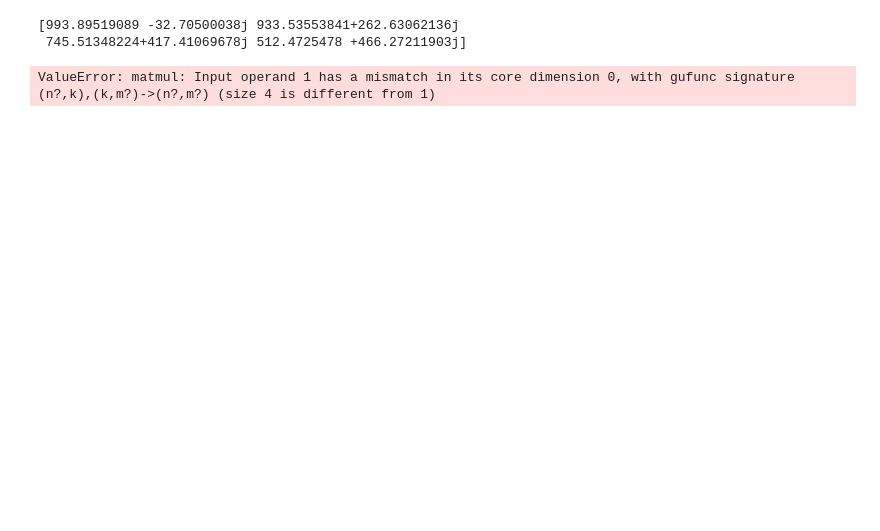
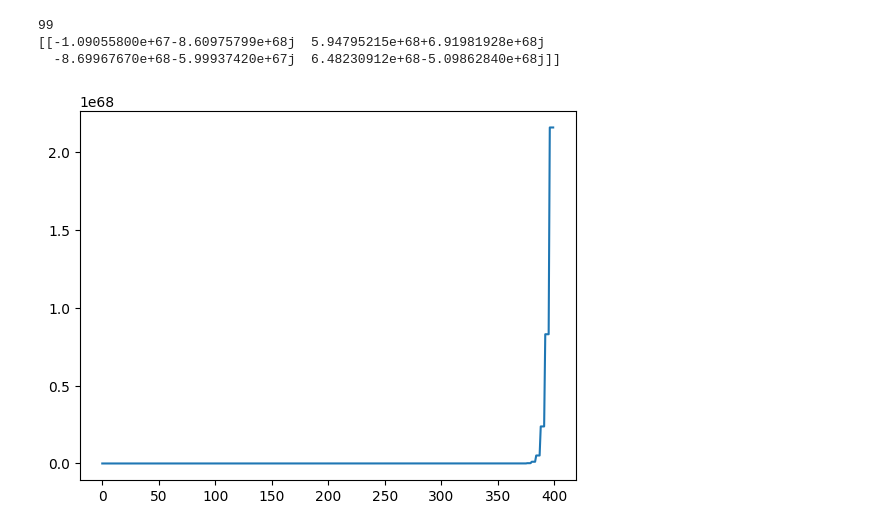
Before and after one commit to ilnur852/pyDSPplayground, a Jupyter notebook: array processing/lse_rls_beamformer.ipynb, the cells around one changed output. Saved outputs shown, nothing was run; the diff lists cells and outputs as text; code cells hidden in the pictures; blank space fills up the shorter version.

```diff
--- a/array processing/lse_rls_beamformer.ipynb
+++ b/array processing/lse_rls_beamformer.ipynb
@@ -4,6 +6,6 @@ import matplotlib.pyplot as plt
 # %%
 sample_rate = 1e6
-N = 500 # number of observations
+N = 100 # number of observations
 d= 0.5 # Half Wavelengh
 Nr = 4 # Number of sensors
 t = np.arange(N)/sample_rate # time vector
@@ -22,8 +24,9 @@ X1 = create_signal(theta_deg,  1, 0.05e6 )
 # %%
+theta_deg = 50 # direction of arrival
+
+X1 = create_signal(theta_deg,  1, 0.05e6 )
 n = np.random.randn(Nr, N) + 1j*np.random.randn(Nr, N)
 X = X1 + 0.05*n  # X and n are both NrxN
 Xsum = np.sum(X, 0)/Nr
 print(Xsum.shape) # 3x10000.  X is now going to be a 2D array, 1D is time and 1D is the spatial dimension
-plt.plot(10*np.log10(np.abs(np.fft.fft(Xsum, 8192))**2))
-plt.show()
 # %% [output]
@@ -32,22 +58,36 @@ plt.show()
 # %%
-def LSE_RLS(mu, X, D):
+def LSE_RLS(mu, sigma_o_square, X, D):
     mu_inv = 1/mu
-    P = (1/0.002)*np.eye(Nr) #P(0)
+    P = (1/sigma_o_square)*np.eye(Nr) #P(0)
     wq = np.ones(Nr) # w(0)
     w_lse = wq
     pk = P[0]
-    for k in range(X):
-        gk = (mu_inv*pk*X[k]) / (1 + mu_inv*X[k].conj()*pk*X[k])
-        pk = mu_inv*P[k-1] - mu_inv*gk*X[k].conj().P[k-1]
-        ek = D[k] - w_lse.conj()*X[k]
-        w_lse = w_lse + gk*ek.conj()
+    ekv =[]
+    XX = X.T
+    for k in range(len(X[2])):
+        Xk = XX[k]
+        gk = (mu_inv * pk @ Xk) / (1 + mu_inv * Xk.conj().T @ pk * Xk)
+        pk = mu_inv * pk - mu_inv * gk @ Xk.conj().T * pk
+        ek = D - w_lse.conj() @ Xk
+        w_lse = w_lse + gk * ek.conj()
+        ekv = np.append(ekv, ek)
+    ##end for##
+    print(k)
+    return w_lse, ekv
-# %%
-P = (1/0.002)*np.eye(Nr) #P(0)
-mu_inv = 1/.999
-gk0 =  mu_inv*(P[0] @ X.T[0]) / 1+mu_inv*(X.conj().T[0].reshape(-1,1) @ P[0].reshape(1,-1) @ X.T[0])
-print(gk0)
-print(gk0 @ X.conj().T[0].reshape(-1,1) @ P[0])
-# %% [output]
-[993.89519089 -32.70500038j 933.53553841+262.63062136j
- 745.51348224+417.41069678j 512.4725478 +466.27211903j]
-ValueError: matmul: Input operand 1 has a mismatch in its core dimension 0, with gufunc signature (n?,k),(k,m?)->(n?,m?) (size 4 is different from 1)
+# %%
+d = 0.05*np.ones(Nr)
+mu = 0.995
+sigma_o_sqr = 0.001
+
+w_lse, ev = LSE_RLS(mu, sigma_o_sqr, X, d)
+w = w_lse.reshape(1, -1)
+
+print(w)
+
+plt.plot(ev)
+plt.show()
+# %% [output]
+99
+[[-1.09055800e+67-8.60975799e+68j  5.94795215e+68+6.91981928e+68j
+  -8.69967670e+68-5.99937420e+67j  6.48230912e+68-5.09862840e+68j]]
+[figure, added]
```
Also changed, not shown: parts of 12 cells of this notebook, 3 other files.
